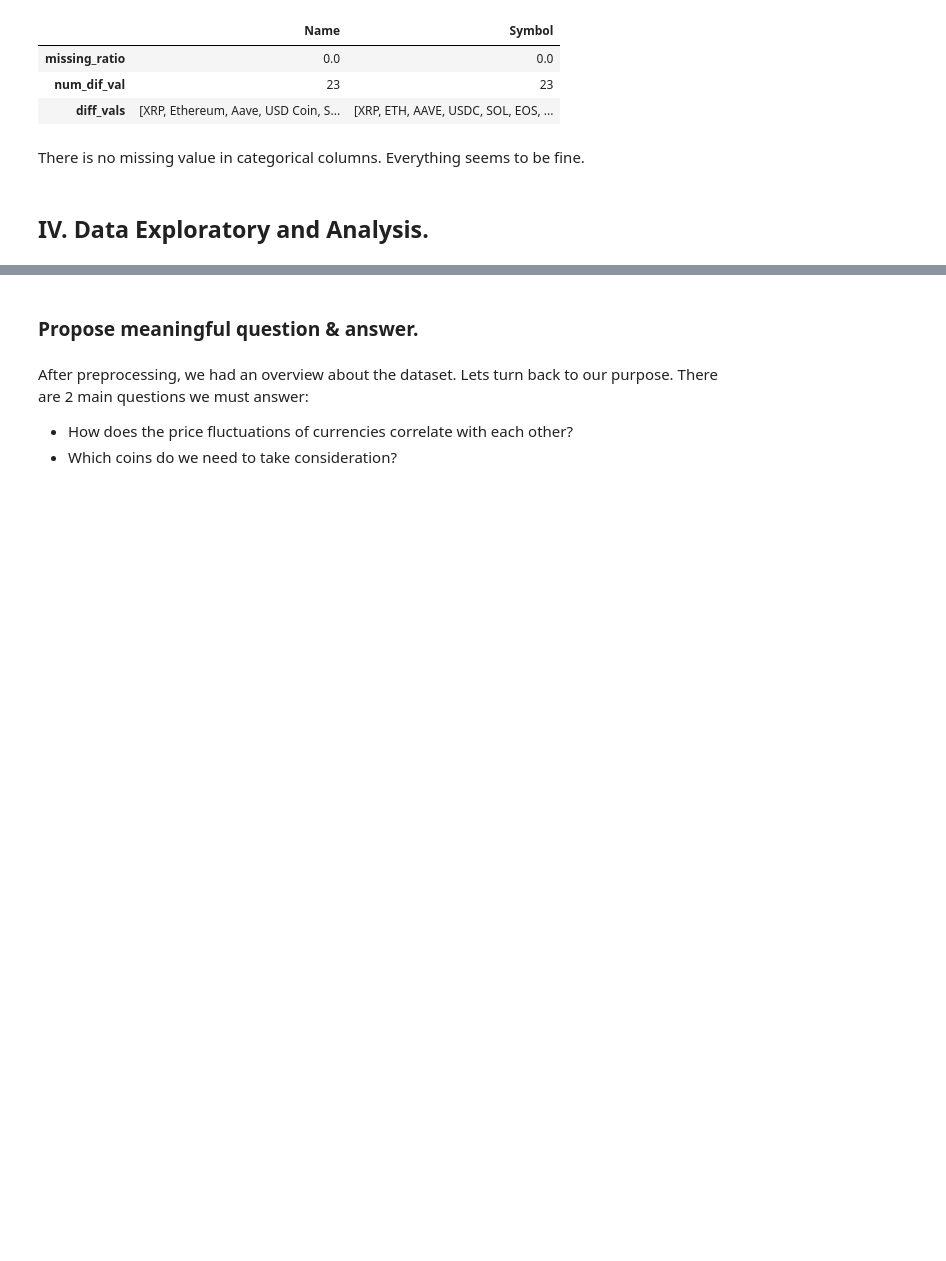
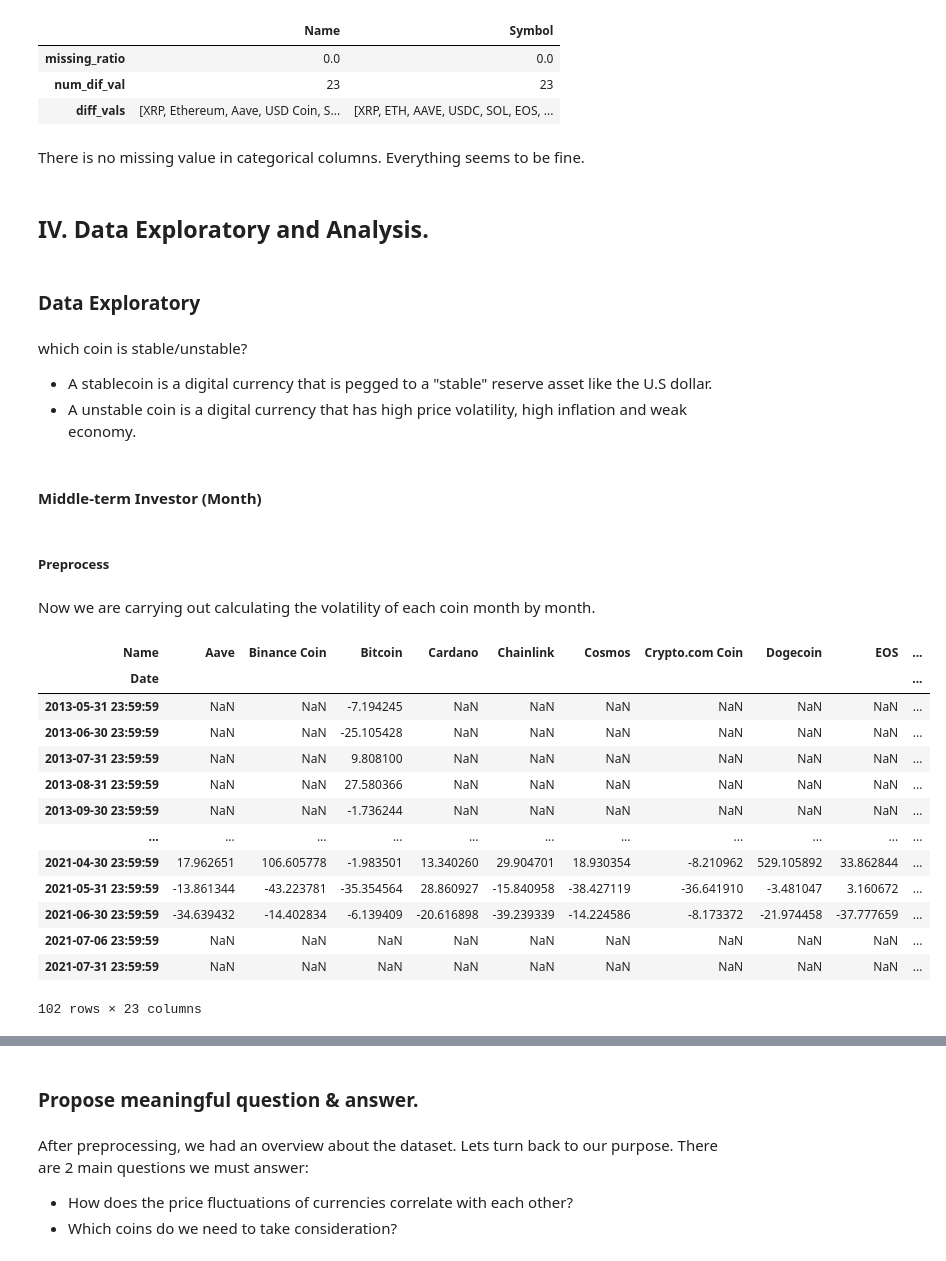
Before and after one commit to henryone0910/Crypto-Analysis, a Jupyter notebook: Final.ipynb, the cells around one changed output, grey strips where cells are left out. Cells and saved outputs as stored; diff of their text form; code cells hidden in the pictures; blank space fills up the shorter version.

```diff
--- a/Final.ipynb
+++ b/Final.ipynb
@@ -333,3 +335,75 @@ cate_cols_df.rename(index ={
 There is no missing value in categorical columns. Everything seems to be fine.
 # %% [markdown]
 ## IV. Data Exploratory and Analysis.
+# %% [markdown]
+### Data Exploratory
+# %% [markdown]
+which coin is stable/unstable?
+- A stablecoin is a digital currency that is pegged to a "stable" reserve asset like the U.S dollar.
+- A unstable coin is a digital currency that has high price volatility, high inflation and weak economy.
+# %% [markdown]
+#### Middle-term Investor (Month)
+# %% [markdown]
+##### Preprocess
+# %% [markdown]
+Now we are carrying out calculating the volatility of each coin month by month.
+# %%
+last_dom_prep = cryp_df.reset_index('SNo').drop(['SNo','Symbol'],1)
+last_dom_prep['Month'] = last_dom_prep.Date.dt.month
+last_dom_prep['Year'] = last_dom_prep.Date.dt.year
+
+last_dom = last_dom_prep.groupby(['Name','Year','Month'])['Date'].max().reset_index()
+
+#make condition
+Name = (cryp_df['Name'].isin(last_dom['Name']))
+date = (cryp_df['Date'].isin(last_dom['Date']))
+
+#gat all cols of last date each month and each Name.
+last_dom_df = last_dom_prep[Name & date]
+last_dom_df=last_dom_df.drop(['Month','Year'],1)
+
+#find min date and max date of each coin => delete min date and duplicate max date.
+min_max = last_dom_df[['Name','Date']].groupby('Name').agg([min,max])
+min_max = min_max.reset_index(col_level=1).droplevel(level=0,axis=1).set_index(['Name','min'])
+
+substr = last_dom_df.set_index(['Name','Date']).drop(index=min_max.index)
+
+min_max = min_max.reset_index().set_index(['Name','max'])
+besubstr = last_dom_df.set_index(['Name','Date']).drop(index=min_max.index).reset_index()
+
+#increase to end of next month
+besubstr = besubstr.assign(
+    Date = besubstr.Date + pd.Timedelta(days=1)
+    )
+
+besubstr = besubstr.assign(
+    Date = besubstr.Date.apply(
+        lambda x:x+ relativedelta.relativedelta(months=1)
+        )
+    )
+
+besubstr = besubstr.assign(
+    Date = besubstr.Date - pd.Timedelta(days=1)
+    )
+besubstr = besubstr.set_index(['Name','Date'])
+
+#calculating the volatility
+res = ((substr - besubstr)*100/besubstr).reset_index()
+res = pd.pivot(res, columns = 'Name',index='Date',values='Close')
+
+res
+# %% [output]
+| Name | Aave | Binance Coin | Bitcoin | Cardano | Chainlink | Cosmos | Crypto.com Coin | Dogecoin | EOS | ... |
+| Date |  |  |  |  |  |  |  |  |  | ... |
+| 2013-05-31 23:59:59 | NaN | NaN | -7.194245 | NaN | NaN | NaN | NaN | NaN | NaN | ... |
+| 2013-06-30 23:59:59 | NaN | NaN | -25.105428 | NaN | NaN | NaN | NaN | NaN | NaN | ... |
+| 2013-07-31 23:59:59 | NaN | NaN | 9.808100 | NaN | NaN | NaN | NaN | NaN | NaN | ... |
+| 2013-08-31 23:59:59 | NaN | NaN | 27.580366 | NaN | NaN | NaN | NaN | NaN | NaN | ... |
+| 2013-09-30 23:59:59 | NaN | NaN | -1.736244 | NaN | NaN | NaN | NaN | NaN | NaN | ... |
+| ... | ... | ... | ... | ... | ... | ... | ... | ... | ... | ... |
+| 2021-04-30 23:59:59 | 17.962651 | 106.605778 | -1.983501 | 13.340260 | 29.904701 | 18.930354 | -8.210962 | 529.105892 | 33.862844 | ... |
+| 2021-05-31 23:59:59 | -13.861344 | -43.223781 | -35.354564 | 28.860927 | -15.840958 | -38.427119 | -36.641910 | -3.481047 | 3.160672 | ... |
+| 2021-06-30 23:59:59 | -34.639432 | -14.402834 | -6.139409 | -20.616898 | -39.239339 | -14.224586 | -8.173372 | -21.974458 | -37.777659 | ... |
+| 2021-07-06 23:59:59 | NaN | NaN | NaN | NaN | NaN | NaN | NaN | NaN | NaN | ... |
+| 2021-07-31 23:59:59 | NaN | NaN | NaN | NaN | NaN | NaN | NaN | NaN | NaN | ... |
+102 rows × 23 columns
```
Also changed, not shown: parts of 16 cells of this notebook.
